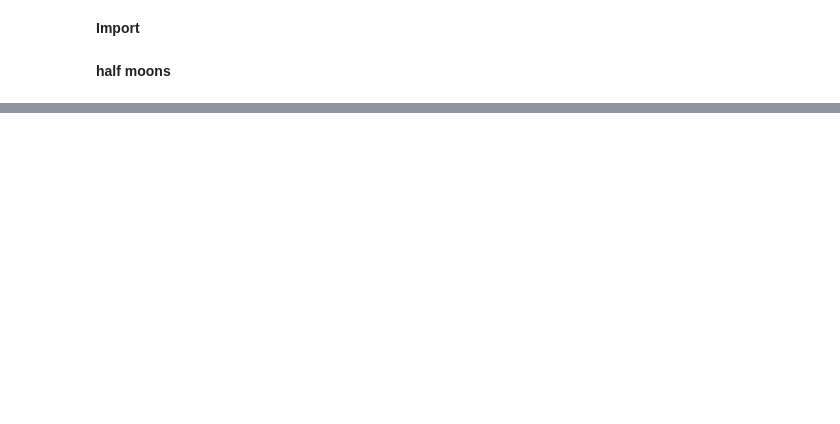
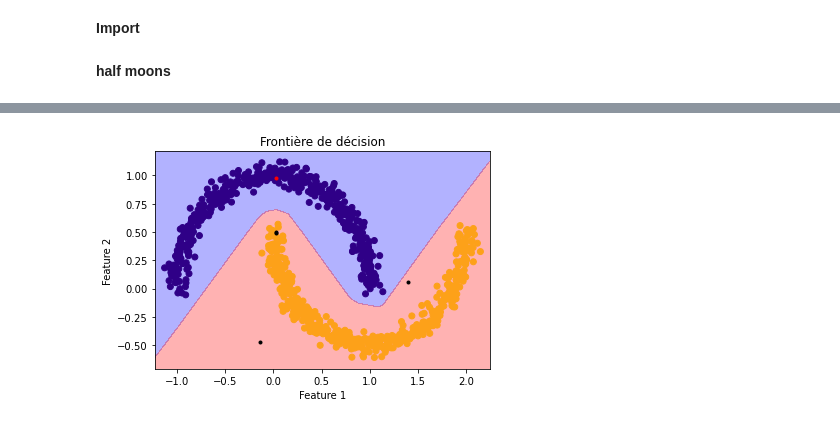
Before and after one commit to pidoux7/XAI, a Jupyter notebook: TME2/TME2_gg.ipynb, the cells around one changed output, grey strips where cells are left out. Drawn from its saved outputs; the diff is of its cells as text; code cells hidden in the pictures; blank space fills up the shorter version.

```diff
--- a/TME2/TME2_gg.ipynb
+++ b/TME2/TME2_gg.ipynb
@@ -226,0 +247,14 @@ dice_exp.visualize_as_dataframe()
+# %%
+datset = np.hstack((X_train, y_train.reshape(-1,1)))
+train_dataset = pd.DataFrame(datset, columns= ["x0", "x1","outcome"])
+test_dataset = pd.DataFrame(X_test, columns= ["x0", "x1"])
+
+
+data = dice_ml.Data(dataframe=train_dataset, continuous_features=['x0','x1'], outcome_name='outcome')
+m = dice_ml.Model(model=model, backend="PYT")
+exp = dice_ml.Dice(data,m)
+# Generate counterfactual examples
+query_instance = test_dataset[0:1]
+dice_exp = exp.generate_counterfactuals(query_instance, total_CFs=4, desired_class="opposite")
+# Visualize counterfactual explanation
+dice_exp.visualize_as_dataframe()
@@ -226,0 +271,18 @@ dice_exp.visualize_as_dataframe()
+# %%
+# Tracer la frontière de décision
+plt.scatter(X_train_t[:, 0], X_train_t[:, 1], c=y_train_t)
+x_min, x_max = X_train_t[:, 0].min() - 0.1, X_train_t[:, 0].max() + 0.1
+y_min, y_max = X_train_t[:, 1].min() - 0.1, X_train_t[:, 1].max() + 0.1
+xx, yy = np.meshgrid(np.arange(x_min, x_max, 0.01), np.arange(y_min, y_max, 0.01))
+Z = model(torch.tensor(np.c_[xx.ravel(), yy.ravel()], dtype=torch.float32))
+Z = Z.reshape(xx.shape)
+plt.contourf(xx, yy, Z.detach().numpy(), levels=[0, 0.5, 1], colors=['blue', 'red'], alpha=0.3)
+plt.xlabel('Feature 1')
+plt.ylabel('Feature 2')
+plt.title('Frontière de décision')
+plt.plot(X_test_t[0, 0], X_test_t[0, 1], 'r.')
+d = dice_exp.cf_examples_list[0].final_cfs_df.to_numpy()
+plt.plot(d[:, 0], d[:, 1], 'k.')
+plt.show()
+# %% [output]
+[figure, added]
```
Also changed, not shown: parts of 17 cells of this notebook.
